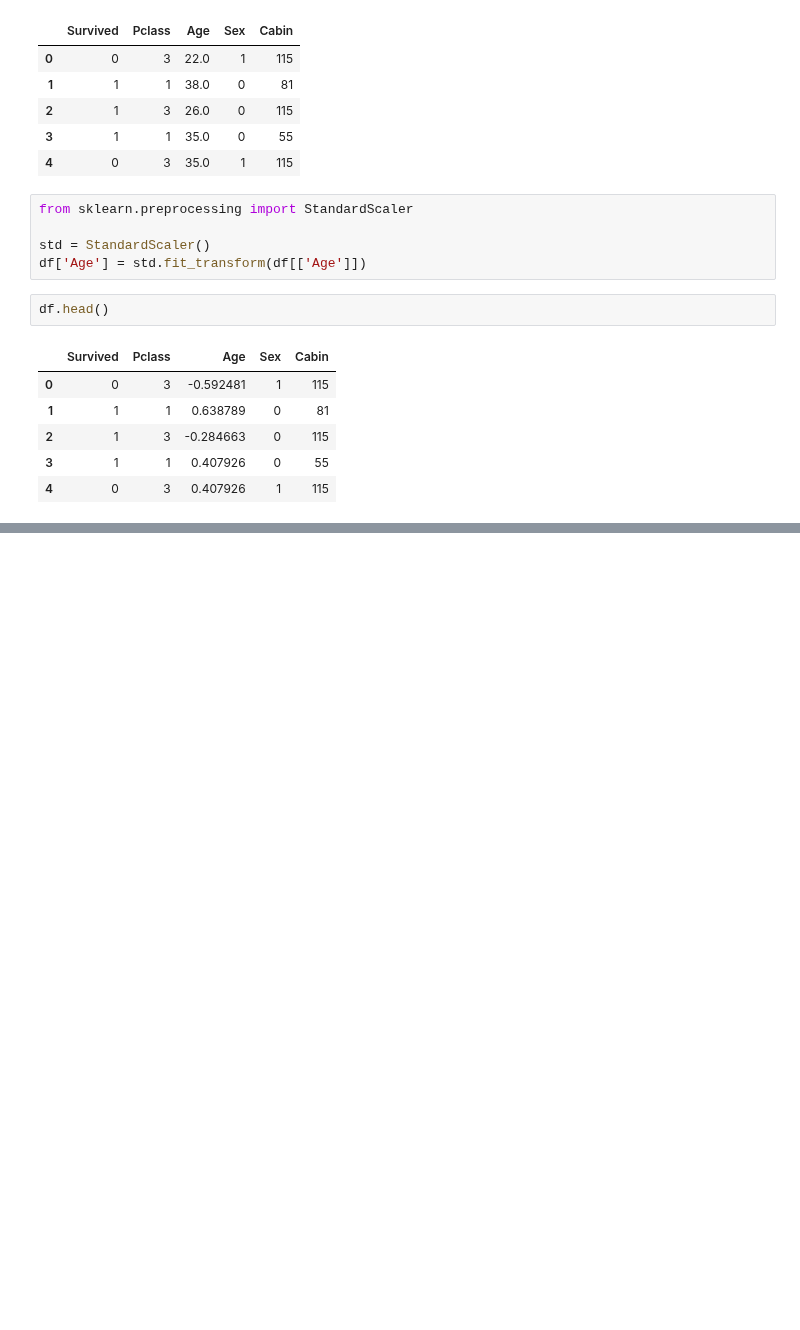
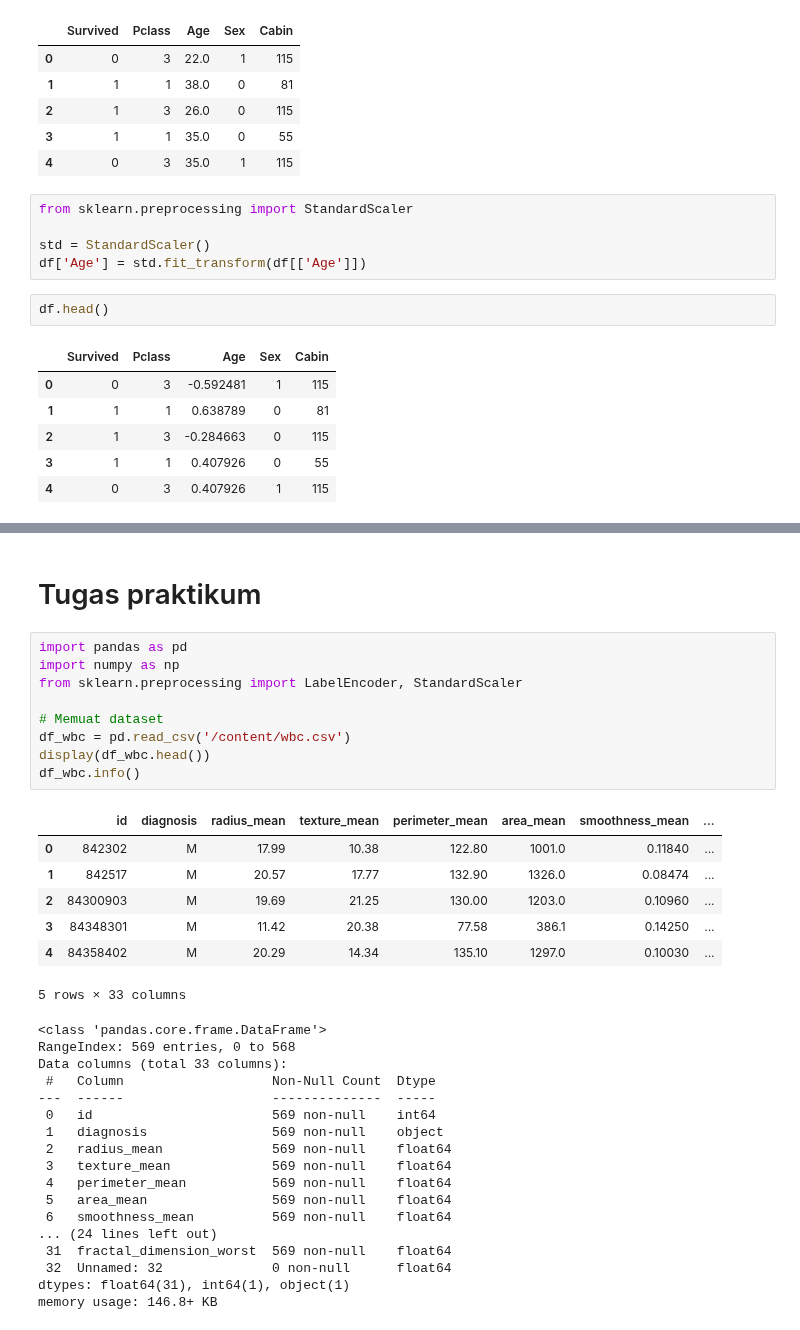
Before and after one commit to Marcel-12345/MachineLearning, a Jupyter notebook: TG2_244107020141_Anselmus_Marcel_Putra_Andria.ipynb, the cells around one changed output, grey strips where cells are left out. Drawn from its saved outputs; the diff is of its cells as text; blank space fills up the shorter version.

```diff
--- a/TG2_244107020141_Anselmus_Marcel_Putra_Andria.ipynb
+++ b/TG2_244107020141_Anselmus_Marcel_Putra_Andria.ipynb
@@ -250,0 +288,36 @@ df.head()
+# %% [markdown]
+# Tugas praktikum
+# %%
+import pandas as pd
+import numpy as np
+from sklearn.preprocessing import LabelEncoder, StandardScaler
+
+# Memuat dataset
+df_wbc = pd.read_csv('/content/wbc.csv')
+display(df_wbc.head())
+df_wbc.info()
+# %% [output]
+|  | id | diagnosis | radius_mean | texture_mean | perimeter_mean | area_mean | smoothness_mean | ... |
+| 0 | 842302 | M | 17.99 | 10.38 | 122.80 | 1001.0 | 0.11840 | ... |
+| 1 | 842517 | M | 20.57 | 17.77 | 132.90 | 1326.0 | 0.08474 | ... |
+| 2 | 84300903 | M | 19.69 | 21.25 | 130.00 | 1203.0 | 0.10960 | ... |
+| 3 | 84348301 | M | 11.42 | 20.38 | 77.58 | 386.1 | 0.14250 | ... |
+| 4 | 84358402 | M | 20.29 | 14.34 | 135.10 | 1297.0 | 0.10030 | ... |
+5 rows × 33 columns
+<class 'pandas.core.frame.DataFrame'>
+RangeIndex: 569 entries, 0 to 568
+Data columns (total 33 columns):
+ #   Column                   Non-Null Count  Dtype
+---  ------                   --------------  -----
+ 0   id                       569 non-null    int64
+ 1   diagnosis                569 non-null    object
+ 2   radius_mean              569 non-null    float64
+ 3   texture_mean             569 non-null    float64
+ 4   perimeter_mean           569 non-null    float64
+ 5   area_mean                569 non-null    float64
+ 6   smoothness_mean          569 non-null    float64
+... (24 lines left out)
+ 31  fractal_dimension_worst  569 non-null    float64
+ 32  Unnamed: 32              0 non-null      float64
+dtypes: float64(31), int64(1), object(1)
+memory usage: 146.8+ KB
```
Also changed, not shown: parts of 9 cells of this notebook.
